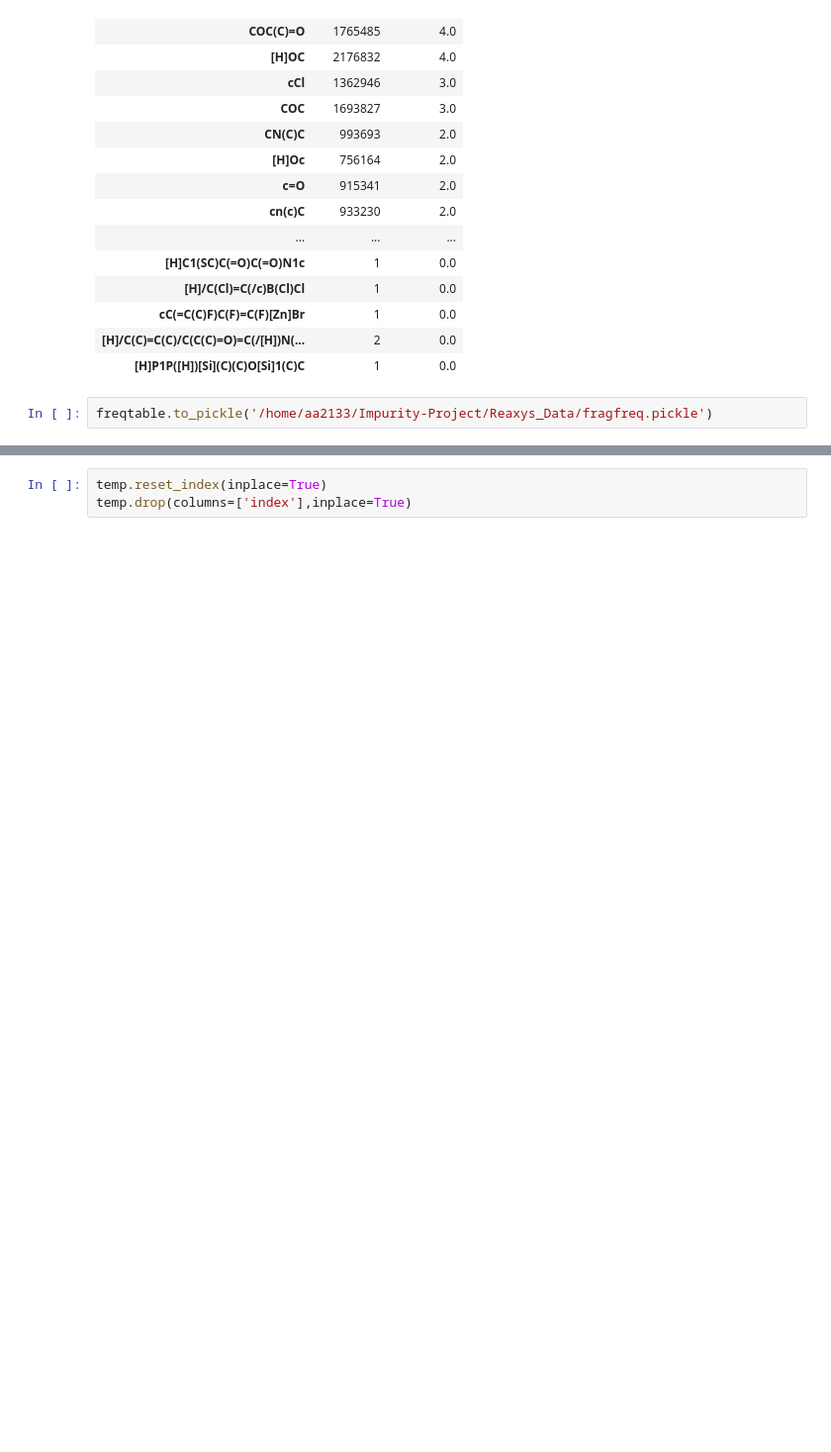
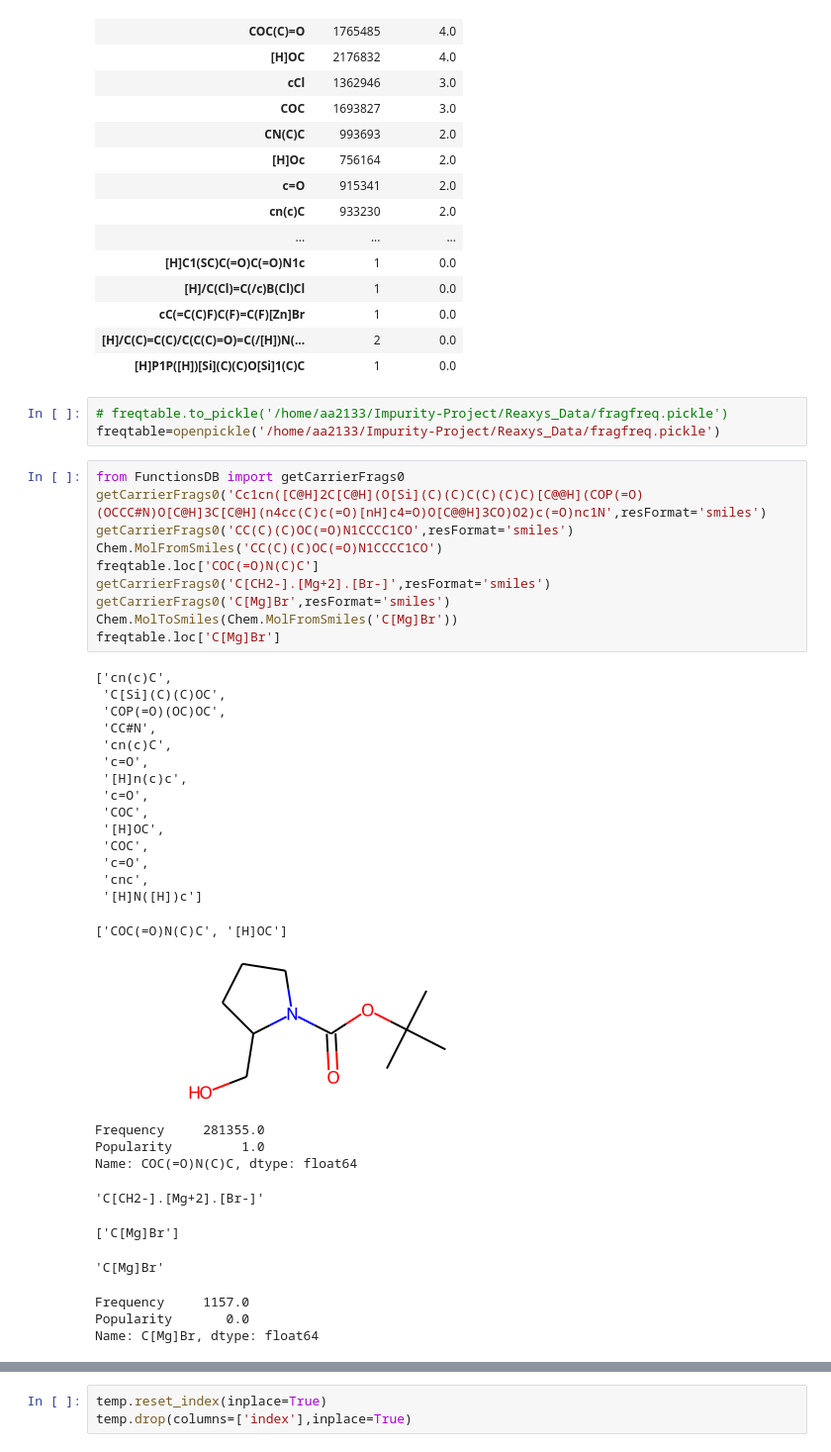
Before and after one commit to sustainable-processes/Impurity-Project, a Jupyter notebook: DB_Reaxys (Fragment DB).ipynb, the cells around one changed output, grey strips where cells are left out. Shown: that part at 99% size. Cells and saved outputs as stored; diff of their text form; blank space fills up the shorter version.

```diff
--- a/DB_Reaxys (Fragment DB).ipynb
+++ b/DB_Reaxys (Fragment DB).ipynb
@@ -962,4 +1012,41 @@ freqtable.sort_values(by=['Popularity'],ascending=False)[:50]
 | [H]/C(C)=C(C)/C(C(C)=O)=C(/[H])N(... | 2 | 0.0 |
 | [H]P1P([H])[Si](C)(C)O[Si]1(C)C | 1 | 0.0 |
 # %%
-freqtable.to_pickle('/home/aa2133/Impurity-Project/Reaxys_Data/fragfreq.pickle')
+# freqtable.to_pickle('/home/aa2133/Impurity-Project/Reaxys_Data/fragfreq.pickle')
+freqtable=openpickle('/home/aa2133/Impurity-Project/Reaxys_Data/fragfreq.pickle')
+# %%
+from FunctionsDB import getCarrierFrags0
+getCarrierFrags0('Cc1cn([C@H]2C[C@H](O[Si](C)(C)C(C)(C)C)[C@@H](COP(=O)(OCCC#N)O[C@H]3C[C@H](n4cc(C)c(=O)[nH]c4=O)O[C@@H]3CO)O2)c(=O)nc1N',resFormat='smiles')
+getCarrierFrags0('CC(C)(C)OC(=O)N1CCCC1CO',resFormat='smiles')
+Chem.MolFromSmiles('CC(C)(C)OC(=O)N1CCCC1CO')
+freqtable.loc['COC(=O)N(C)C']
+getCarrierFrags0('C[CH2-].[Mg+2].[Br-]',resFormat='smiles')
+getCarrierFrags0('C[Mg]Br',resFormat='smiles')
+Chem.MolToSmiles(Chem.MolFromSmiles('C[Mg]Br'))
+freqtable.loc['C[Mg]Br']
+# %% [output]
+['cn(c)C',
+ 'C[Si](C)(C)OC',
+ 'COP(=O)(OC)OC',
+ 'CC#N',
+ 'cn(c)C',
+ 'c=O',
+ '[H]n(c)c',
+ 'c=O',
+ 'COC',
+ '[H]OC',
+ 'COC',
+ 'c=O',
+ 'cnc',
+ '[H]N([H])c']
+['COC(=O)N(C)C', '[H]OC']
+[figure, added]
+Frequency     281355.0
+Popularity         1.0
+Name: COC(=O)N(C)C, dtype: float64
+'C[CH2-].[Mg+2].[Br-]'
+['C[Mg]Br']
+'C[Mg]Br'
+Frequency     1157.0
+Popularity       0.0
+Name: C[Mg]Br, dtype: float64
```
Also changed, not shown: parts of 15 cells of this notebook, 6 other files.
